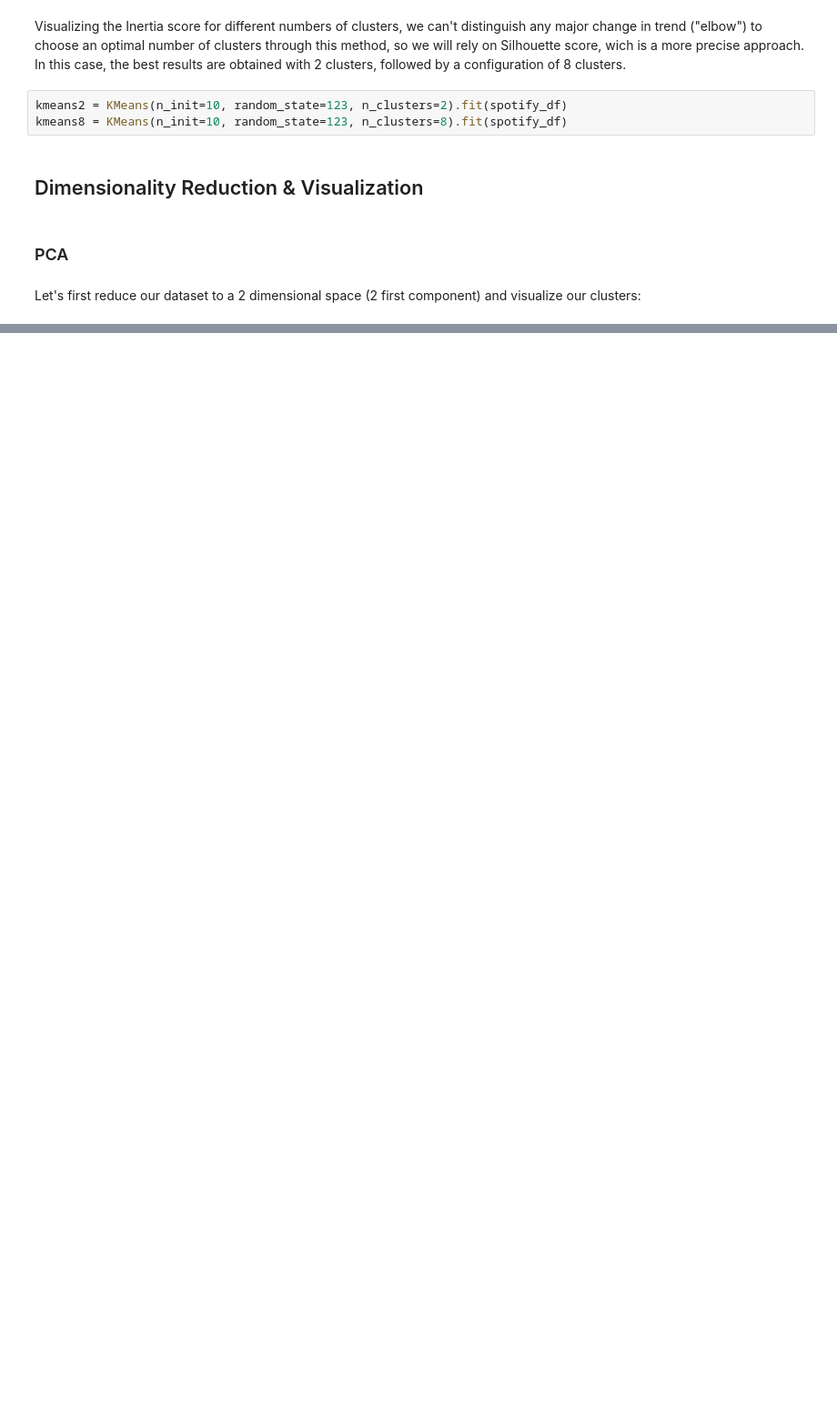
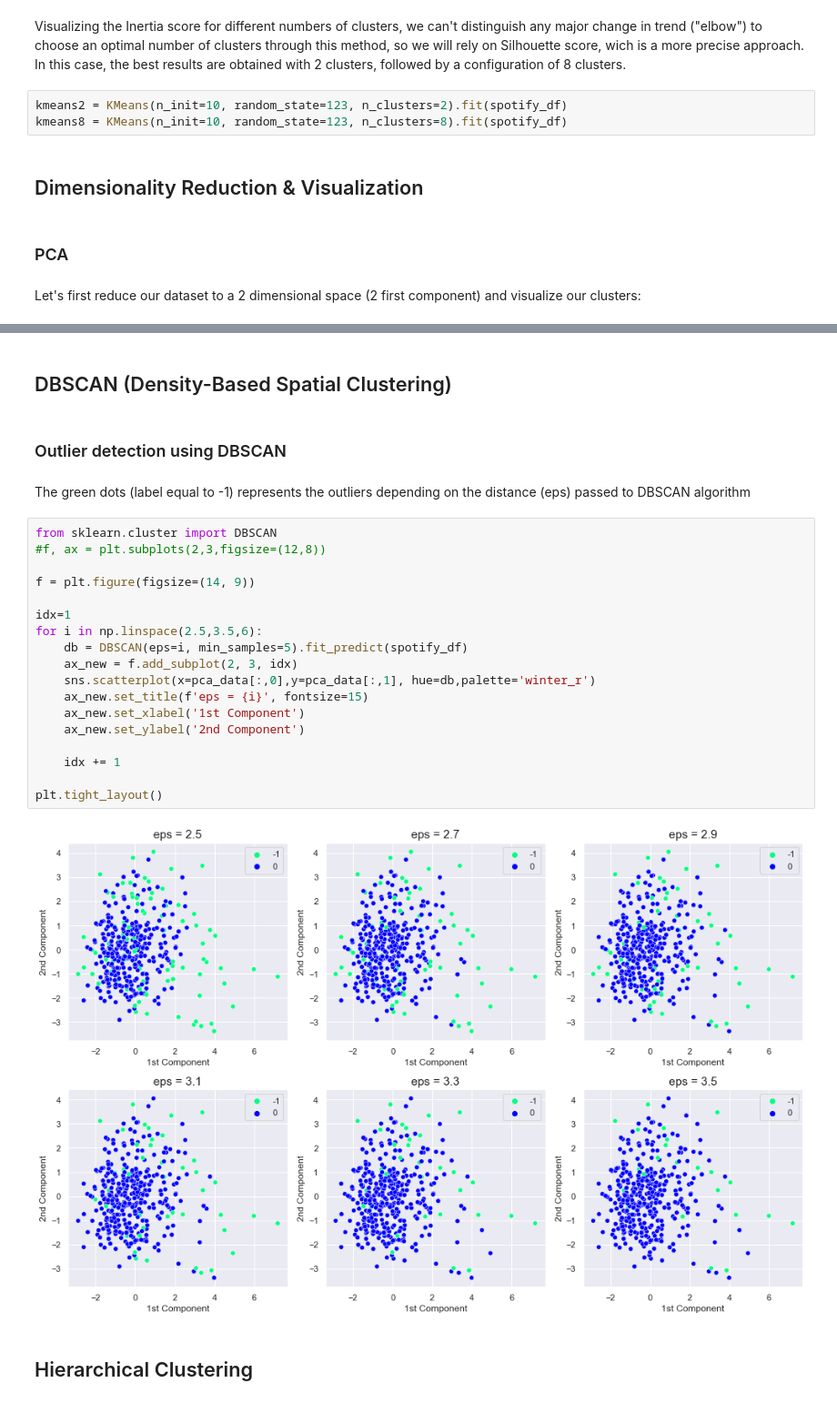
Before and after one commit to Mario-UF/DsProyects, a Jupyter notebook: Spotify_Clustering/My_Spotify_Clustering.ipynb, the cells around one changed output, grey strips where cells are left out. Shown at 91% size. Drawn from its saved outputs; the diff is of its cells as text; blank space fills up the shorter version.

Commit message:
DBSCAN outliers

```diff
--- a/Spotify_Clustering/My_Spotify_Clustering.ipynb
+++ b/Spotify_Clustering/My_Spotify_Clustering.ipynb
@@ -102,0 +109,28 @@ ax[1].set_title('8 Clusters', fontsize=18);
+# %% [markdown]
+## DBSCAN (Density-Based Spatial Clustering)
+# %% [markdown]
+### Outlier detection using DBSCAN
+# %% [markdown]
+The green dots (label equal to -1) represents the outliers depending on the distance (eps) passed to DBSCAN algorithm
+# %%
+from sklearn.cluster import DBSCAN
+#f, ax = plt.subplots(2,3,figsize=(12,8))
+
+f = plt.figure(figsize=(14, 9))
+
+idx=1
+for i in np.linspace(2.5,3.5,6):
+    db = DBSCAN(eps=i, min_samples=5).fit_predict(spotify_df)
+    ax_new = f.add_subplot(2, 3, idx)
+    sns.scatterplot(x=pca_data[:,0],y=pca_data[:,1], hue=db,palette='winter_r')
+    ax_new.set_title(f'eps = {i}', fontsize=15)
+    ax_new.set_xlabel('1st Component')
+    ax_new.set_ylabel('2nd Component')
+
+    idx += 1
+
+plt.tight_layout()
+# %% [output]
+[figure, added]
+# %% [markdown]
+## Hierarchical Clustering
```
Also changed, not shown: parts of 10 cells of this notebook.
